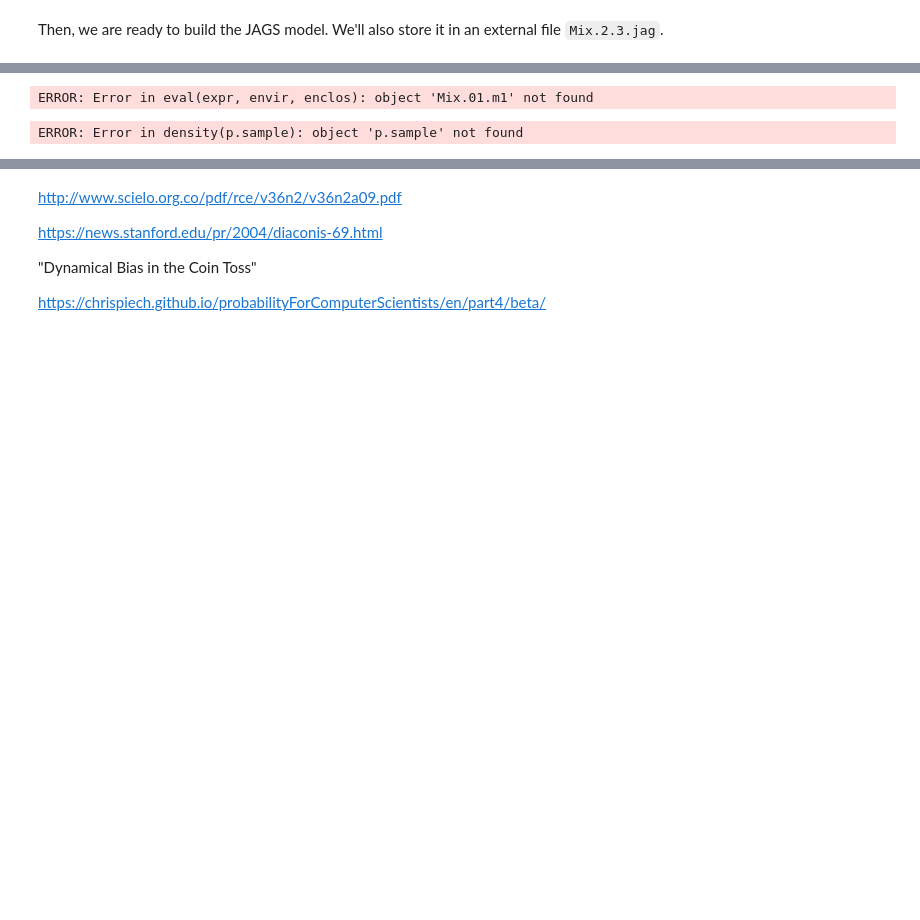
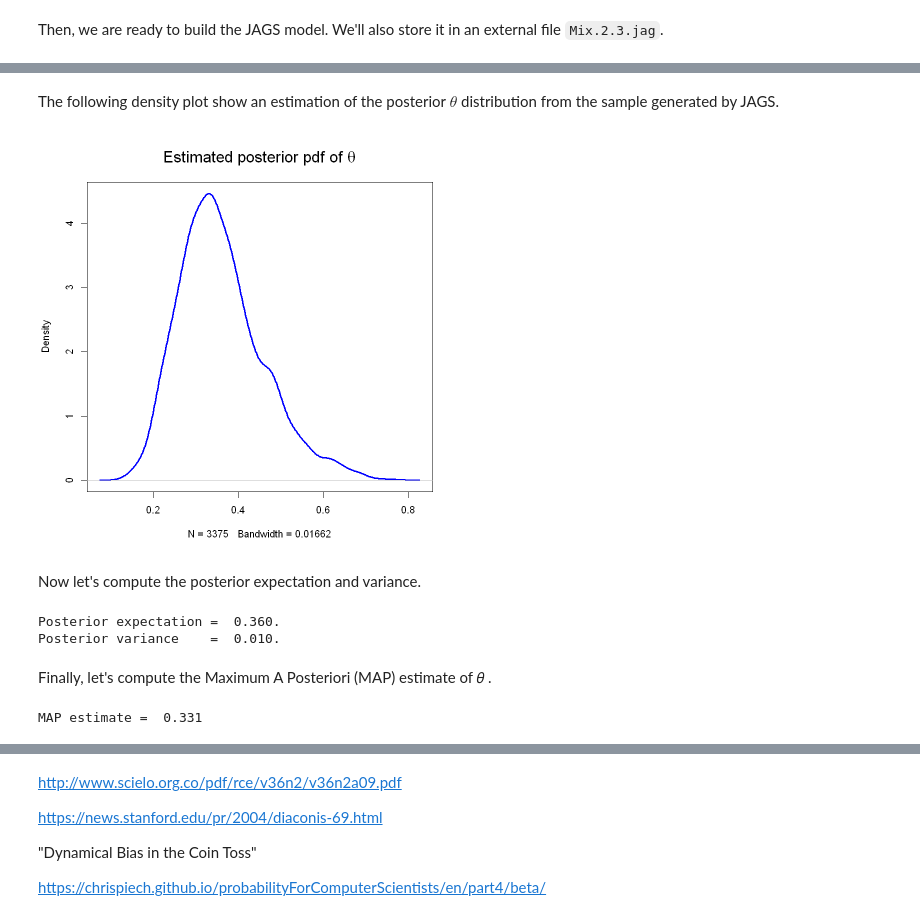
Before and after one commit to claudia-hm/BSPP, a Jupyter notebook: 2021-2022.Homework.01.Statements.ipynb, the cells around one changed output, grey strips where cells are left out. Saved outputs shown, nothing was run; the diff lists cells and outputs as text; code cells hidden in the pictures; blank space fills up the shorter version.

```diff
--- a/2021-2022.Homework.01.Statements.ipynb
+++ b/2021-2022.Homework.01.Statements.ipynb
@@ -831,10 +841,31 @@ Posterior pdf of p
+# %% [markdown]
+The following density plot show an estimation of the posterior $\theta$ distribution from the sample generated by JAGS.
 # %%
-p.sample<-Mix.01.m1$BUGSoutput$sims.list$p
+# Generate the sample
+p.sample<-Mix.2.3.m1$BUGSoutput$sims.list$p
+
+# Do the density plot
+p.sample.density<-density(p.sample)
+options(repr.plot.width=7,repr.plot.height=7)
+plot(p.sample.density,lwd=2.5,col="blue",main=expression(paste("Estimated posterior pdf of ", theta)),cex.main=1.6)
 # %% [output]
-ERROR: Error in eval(expr, envir, enclos): object 'Mix.01.m1' not found
+[figure, added]
-# %%
-p.sample.density<-density(p.sample)
-plot(p.sample.density,lwd=2.5,col="blue",main=expression(paste("Estimated posterior pdf of ",p)),cex.main=1.6)
-# %% [output]
-ERROR: Error in density(p.sample): object 'p.sample' not found
+# %% [markdown]
+Now let's compute the posterior expectation and variance.
+# %%
+Post.Expectation<-mean(p.sample)
+Post.Variance<-var(p.sample)
+
+cat(sprintf("\nPosterior expectation = %6.3f.", round(Post.Expectation,4)))
+cat(sprintf("\nPosterior variance    = %6.3f.", round(Post.Variance,4)))
+# %% [output]
+Posterior expectation =  0.360.
+Posterior variance    =  0.010.
+# %% [markdown]
+Finally, let's compute the Maximum A Posteriori (MAP) estimate of  𝜃 .
+# %%
+Theta.MAP<-p.sample.density$x[which.max(p.sample.density$y)]
+cat(sprintf("\nMAP estimate = %6.3f", round(Theta.MAP,4)))
+# %% [output]
+MAP estimate =  0.331
 # %% [markdown]
```
Also changed, not shown: parts of 19 cells of this notebook, 2 other files.
